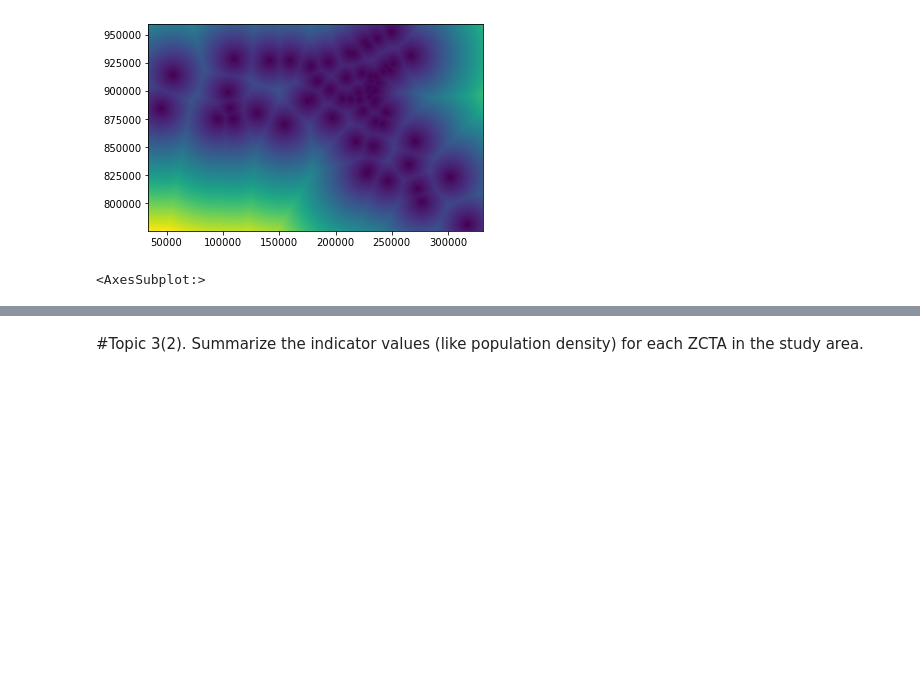
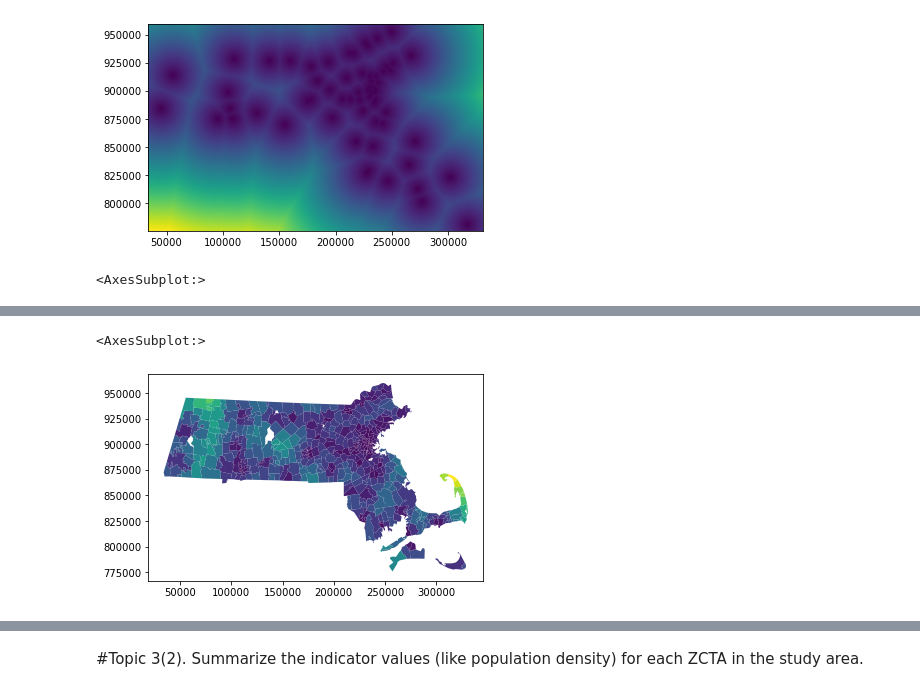
Before and after one commit to kameice97/uep239-finalproject, a Jupyter notebook: UEP 239 Final Assignment.ipynb, the cells around one changed output, grey strips where cells are left out. Saved outputs shown, nothing was run; the diff lists cells and outputs as text; code cells hidden in the pictures; blank space fills up the shorter version.

Commit message:
fixed hospitals plotting and reclassified hospitals

```diff
--- a/UEP 239 Final Assignment.ipynb
+++ b/UEP 239 Final Assignment.ipynb
@@ -592,16 +592,15 @@ nearest_reclass = np.full(ras_shape, np.NaN)
 #isn't nearest_hospital a raster though?
 #what's gbl and why isn't it working? Should it be something different? Got it from site below
 #https://developers.arcgis.com/python/sample-notebooks/calculate-post-fire-landslide-risk/
-#nearest_hosp_zipcode = gbl.zonal_stats(in_zone_data = zcta,
-                                        #zone_field='ZCTA5CE10',
-                                        #in_value_raster=nearest_hospital,
-                                        #ignore_nodata=True,
-                                        #statistics_type='MEAN')
+'''nearest_hosp_zipcode = gbl.zonal_stats(in_zone_data = zcta,
+                                        zone_field='ZCTA5CE10',
+                                        in_value_raster=nearest_hospital,
+                                        ignore_nodata=True,
+                                        statistics_type='MEAN')
+nearest_hosp_zipcode_saved = nearest_hosp_zipcode.save(
+                                        "Nearest Hospital Per Zipcode")'''
 
-#nearest_hosp_zipcode_saved = nearest_hosp_zipcode.save(
-                                        #"Nearest Hospital Per Zipcode")
-
-#zonal_stats(zcta, nearest_hospital,transform=ras_trans,
+#zonal_stats(zcta, nearest_hospital, affine = ras_trans,
             #stats="mean")
 
-#zs_hosp = zonal_stats(nearest_hospital, zcta, affine=Affine, stats=['mean'])
+zs_hosp = zonal_stats(zcta, nearest_hospital, affine=ras_trans, stats='mean')
@@ -617,0 +607,2 @@ plt.show()
+# %%
+mean_score = [i['mean'] for i in zs_hosp]
@@ -618,3 +629,10 @@ plt.show()
 # %%
 #adding average risk to zcta geodataframe
-zcta_hosp = zcta.merge(zs_hosp,left_on='ZCTA5CE10', right_on='ZCTA5CE10')
+zcta['zcta_hosp'] = mean_score
+# %%
+#create choropleth map
+#when should map be reversed?
+zcta.plot(column = 'zcta_hosp')
+# %% [output]
+<AxesSubplot:>
+[figure, added]
```
Also changed, not shown: parts of 15 cells of this notebook, 2 other files.
